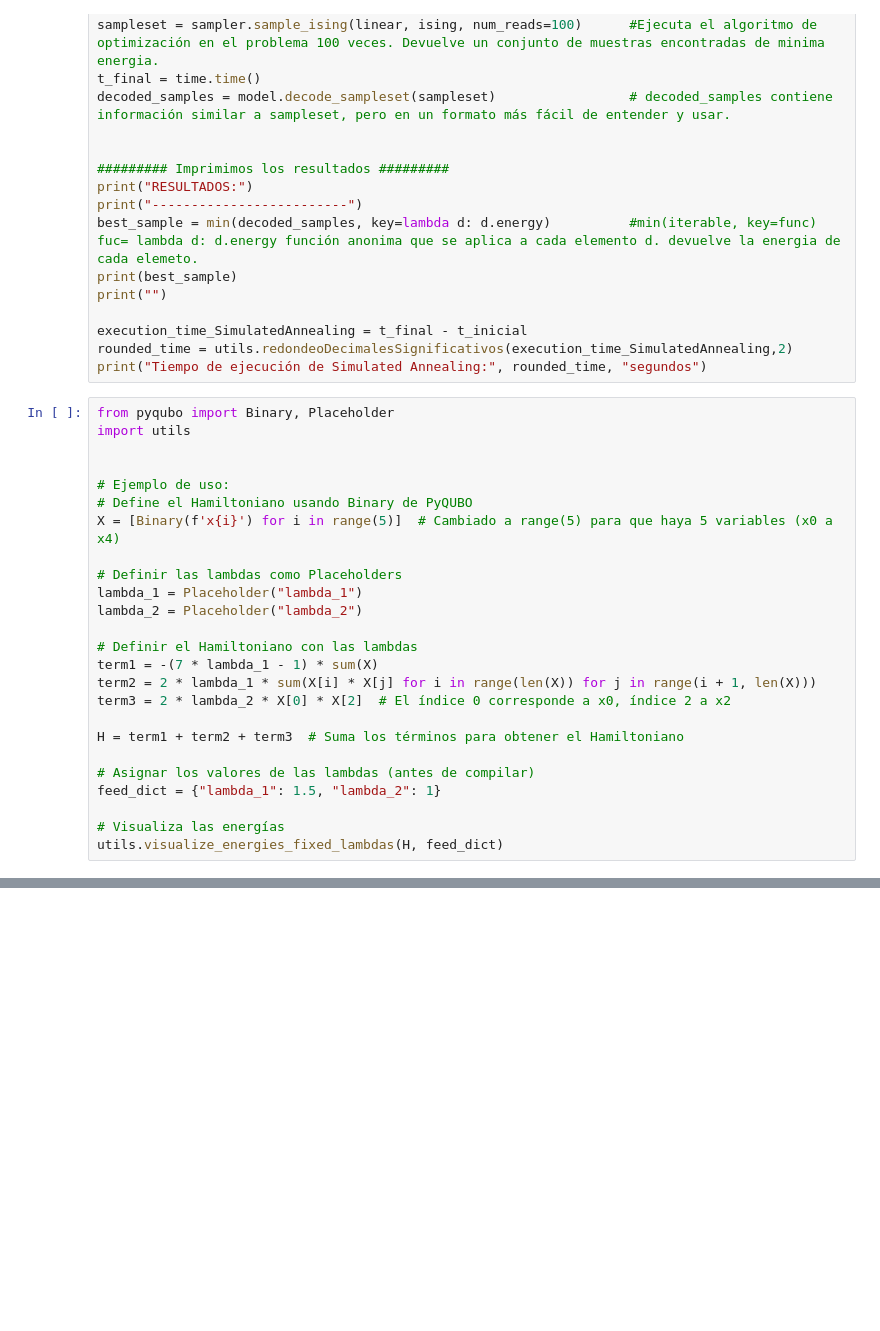
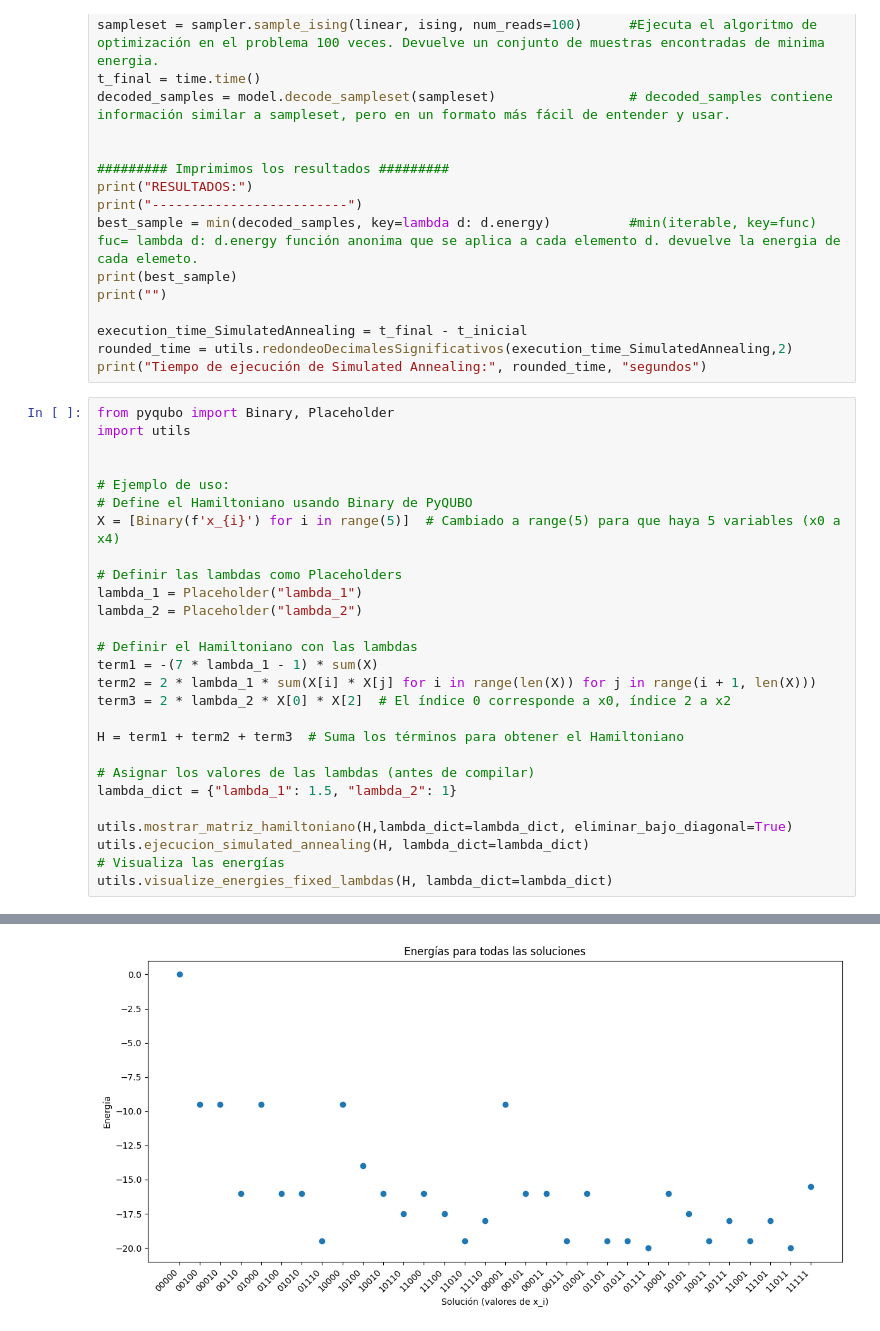
Before and after one commit to IkerEtxeQ/QI3B_2025, a Jupyter notebook: notebooks/Optimización/QUBO_1.ipynb, the cells around one changed output, grey strips where cells are left out. Drawn from its saved outputs; the diff is of its cells as text; blank space fills up the shorter version.

Commit message:
implementación de visualizaciones de energias con o sin lambdas

```diff
--- a/notebooks/Optimización/QUBO_1.ipynb
+++ b/notebooks/Optimización/QUBO_1.ipynb
@@ -240,7 +240,7 @@ import utils
 
 # Ejemplo de uso:
 # Define el Hamiltoniano usando Binary de PyQUBO
-X = [Binary(f'x{i}') for i in range(5)]  # Cambiado a range(5) para que haya 5 variables (x0 a x4)
+X = [Binary(f'x_{i}') for i in range(5)]  # Cambiado a range(5) para que haya 5 variables (x0 a x4)
 
 # Definir las lambdas como Placeholders
 lambda_1 = Placeholder("lambda_1")
@@ -254,7 +254,10 @@ term3 = 2 * lambda_2 * X[0] * X[2]  # El índice 0 corresponde a x0, índice 2 a
 H = term1 + term2 + term3  # Suma los términos para obtener el Hamiltoniano
 
 # Asignar los valores de las lambdas (antes de compilar)
-feed_dict = {"lambda_1": 1.5, "lambda_2": 1}
+lambda_dict = {"lambda_1": 1.5, "lambda_2": 1}
 
+utils.mostrar_matriz_hamiltoniano(H,lambda_dict=lambda_dict, eliminar_bajo_diagonal=True)
+utils.ejecucion_simulated_annealing(H, lambda_dict=lambda_dict)
 # Visualiza las energías
-utils.visualize_energies_fixed_lambdas(H, feed_dict)
+utils.visualize_energies_fixed_lambdas(H, lambda_dict=lambda_dict)
+# %% [output]
@@ -260,0 +283 @@ utils.visualize_energies_fixed_lambdas(H, feed_dict)
+[figure, added]
```
Also changed, not shown: parts of 2 cells of this notebook, 1 other file.
